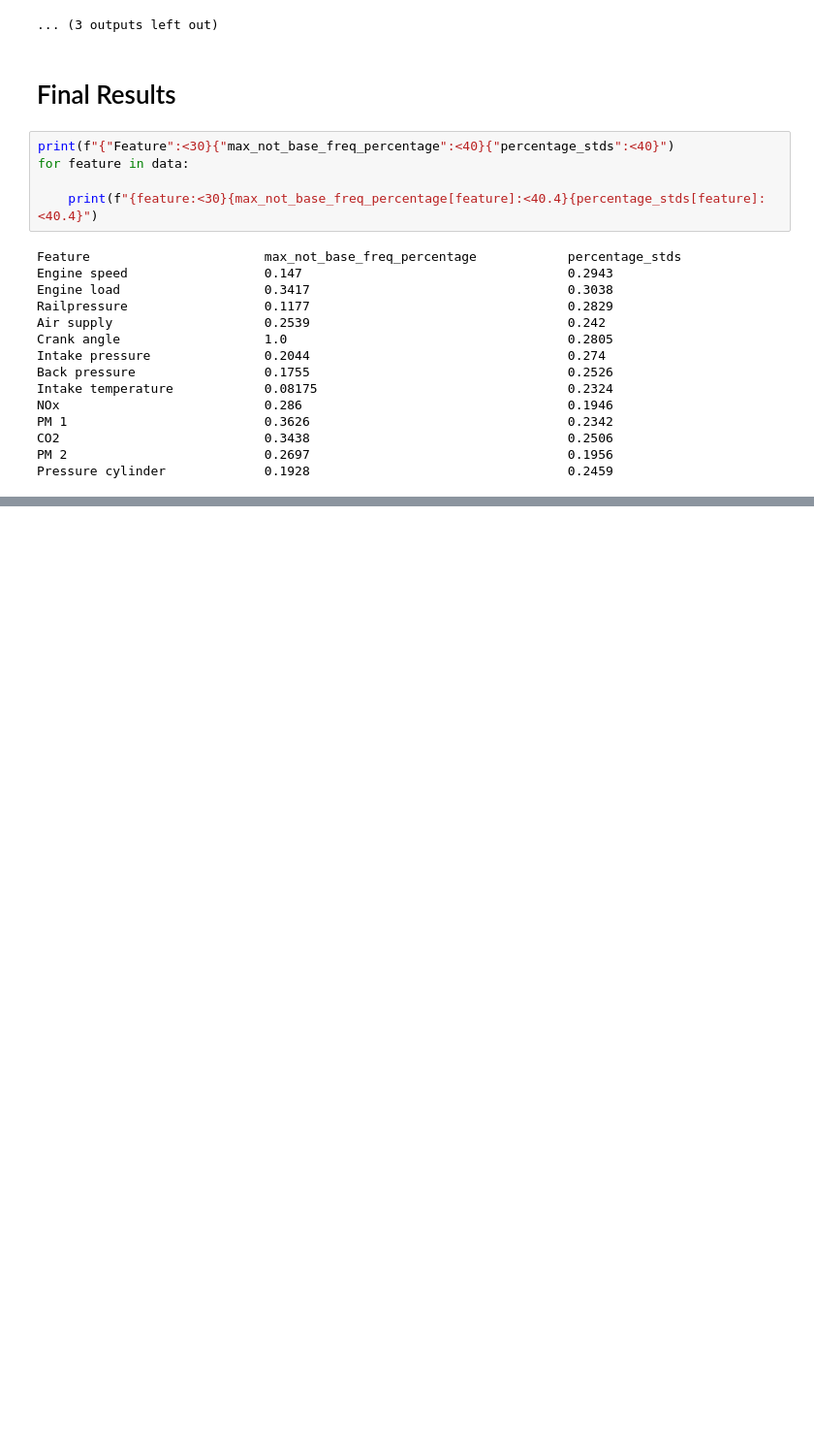
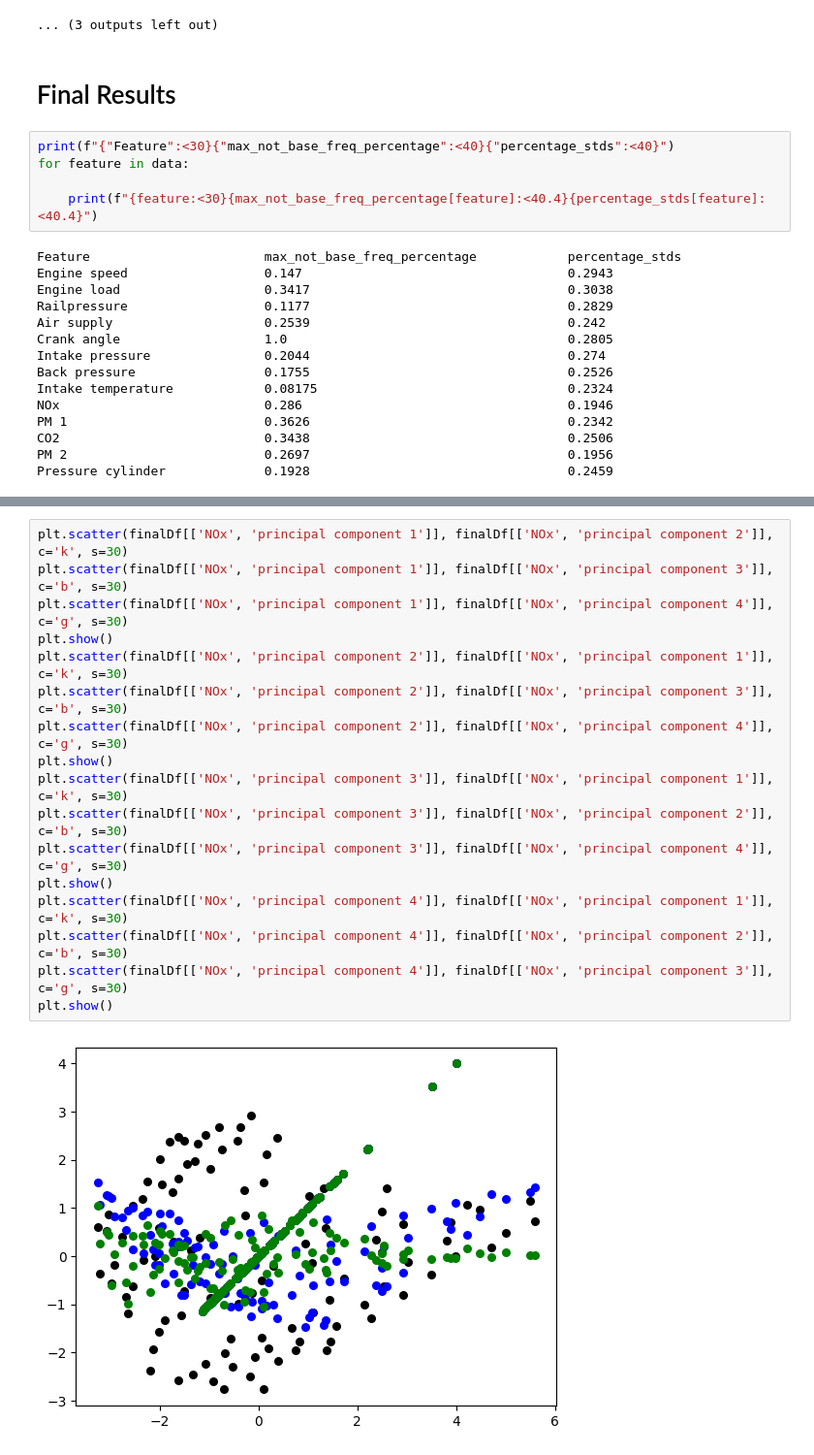
Before and after one commit to lschoenepxc/force-push, a Jupyter notebook: NoiseAnalysis.ipynb, the cells around one changed output, grey strips where cells are left out. Shown at 97% size. Saved outputs shown, nothing was run; the diff lists cells and outputs as text; blank space fills up the shorter version.

```diff
--- a/NoiseAnalysis.ipynb
+++ b/NoiseAnalysis.ipynb
@@ -173,0 +326,19 @@ Pressure cylinder             0.1928                                  0.2459
+# %%
+plt.scatter(finalDf[['NOx', 'principal component 1']], finalDf[['NOx', 'principal component 2']], c='k', s=30)
+plt.scatter(finalDf[['NOx', 'principal component 1']], finalDf[['NOx', 'principal component 3']], c='b', s=30)
+plt.scatter(finalDf[['NOx', 'principal component 1']], finalDf[['NOx', 'principal component 4']], c='g', s=30)
+plt.show()
+plt.scatter(finalDf[['NOx', 'principal component 2']], finalDf[['NOx', 'principal component 1']], c='k', s=30)
+plt.scatter(finalDf[['NOx', 'principal component 2']], finalDf[['NOx', 'principal component 3']], c='b', s=30)
+plt.scatter(finalDf[['NOx', 'principal component 2']], finalDf[['NOx', 'principal component 4']], c='g', s=30)
+plt.show()
+plt.scatter(finalDf[['NOx', 'principal component 3']], finalDf[['NOx', 'principal component 1']], c='k', s=30)
+plt.scatter(finalDf[['NOx', 'principal component 3']], finalDf[['NOx', 'principal component 2']], c='b', s=30)
+plt.scatter(finalDf[['NOx', 'principal component 3']], finalDf[['NOx', 'principal component 4']], c='g', s=30)
+plt.show()
+plt.scatter(finalDf[['NOx', 'principal component 4']], finalDf[['NOx', 'principal component 1']], c='k', s=30)
+plt.scatter(finalDf[['NOx', 'principal component 4']], finalDf[['NOx', 'principal component 2']], c='b', s=30)
+plt.scatter(finalDf[['NOx', 'principal component 4']], finalDf[['NOx', 'principal component 3']], c='g', s=30)
+plt.show()
+# %% [output]
+[figure, added]
```
Also changed, not shown: parts of 6 cells of this notebook.
